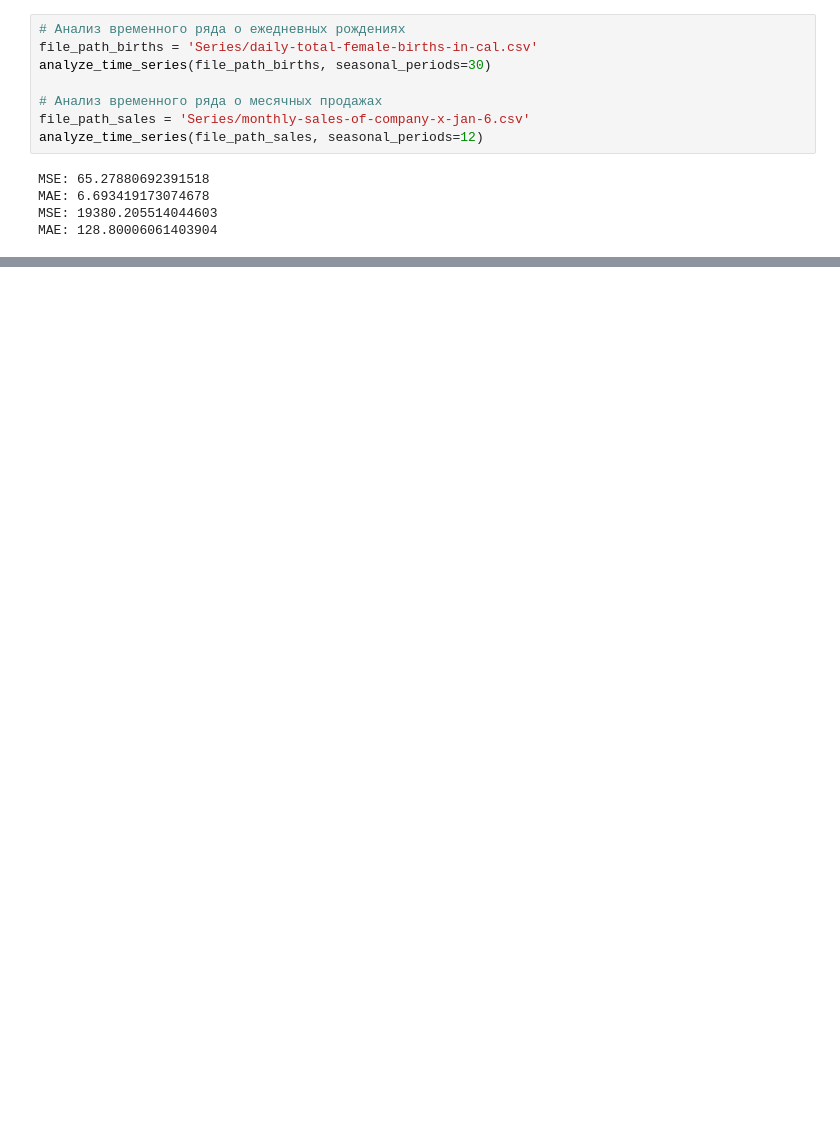
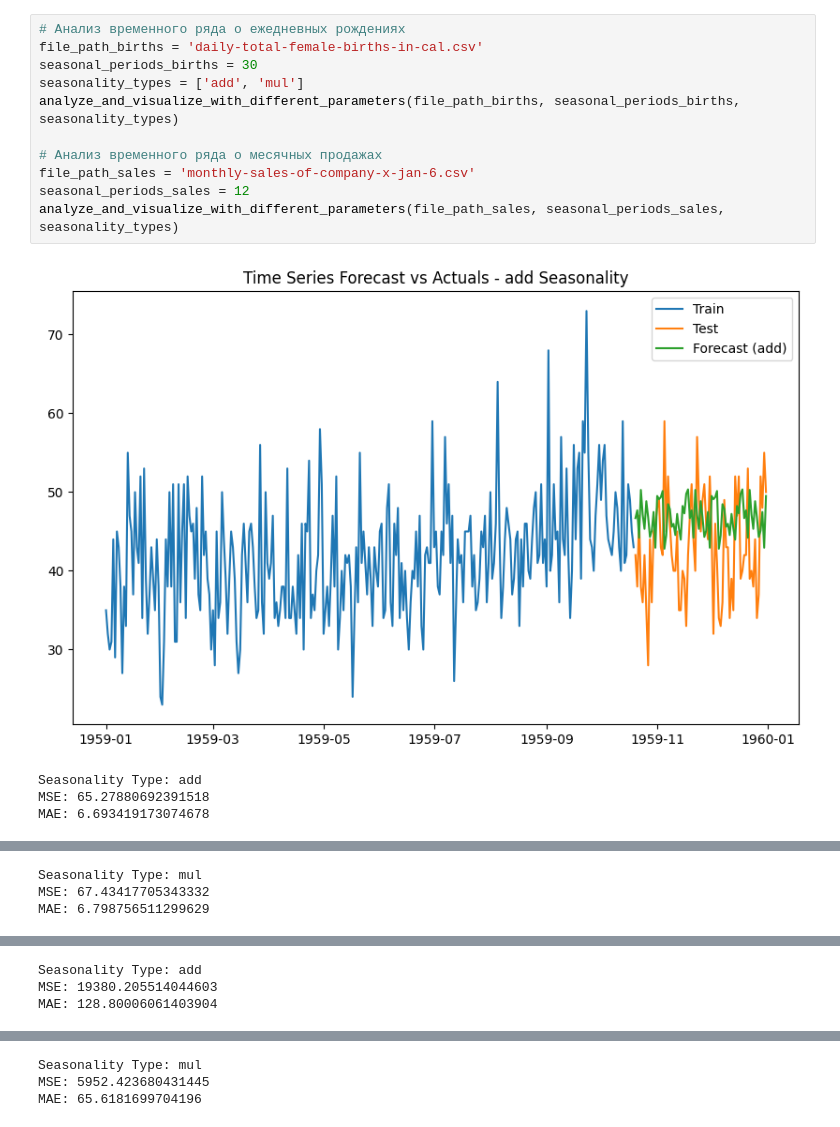
Before and after one commit to Virvin777/Netology-DZ, a Jupyter notebook: Elemental.ipynb, the cells around one changed output, grey strips where cells are left out. Cells and saved outputs as stored; diff of their text form; blank space fills up the shorter version.

```diff
--- a/Elemental.ipynb
+++ b/Elemental.ipynb
@@ -30,13 +42,16 @@ def analyze_time_series(file_path, seasonal_periods):
 # %%
 # Анализ временного ряда о ежедневных рождениях
-file_path_births = 'Series/daily-total-female-births-in-cal.csv'
-analyze_time_series(file_path_births, seasonal_periods=30)
+file_path_births = 'daily-total-female-births-in-cal.csv'
+seasonal_periods_births = 30
+seasonality_types = ['add', 'mul']
+analyze_and_visualize_with_different_parameters(file_path_births, seasonal_periods_births, seasonality_types)
 
 # Анализ временного ряда о месячных продажах
-file_path_sales = 'Series/monthly-sales-of-company-x-jan-6.csv'
-analyze_time_series(file_path_sales, seasonal_periods=12)
+file_path_sales = 'monthly-sales-of-company-x-jan-6.csv'
+seasonal_periods_sales = 12
+analyze_and_visualize_with_different_parameters(file_path_sales, seasonal_periods_sales, seasonality_types)
 # %% [output]
+[figure, added]
+Seasonality Type: add
 MSE: 65.27880692391518
 MAE: 6.693419173074678
-MSE: 19380.205514044603
-MAE: 128.80006061403904
@@ -42,0 +59,3 @@ MAE: 128.80006061403904
+Seasonality Type: mul
+MSE: 67.43417705343332
+MAE: 6.798756511299629
@@ -42,0 +63,3 @@ MAE: 128.80006061403904
+Seasonality Type: add
+MSE: 19380.205514044603
+MAE: 128.80006061403904
@@ -42,0 +67,3 @@ MAE: 128.80006061403904
+Seasonality Type: mul
+MSE: 5952.423680431445
+MAE: 65.6181699704196
```
Also changed, not shown: parts of 3 cells of this notebook.
